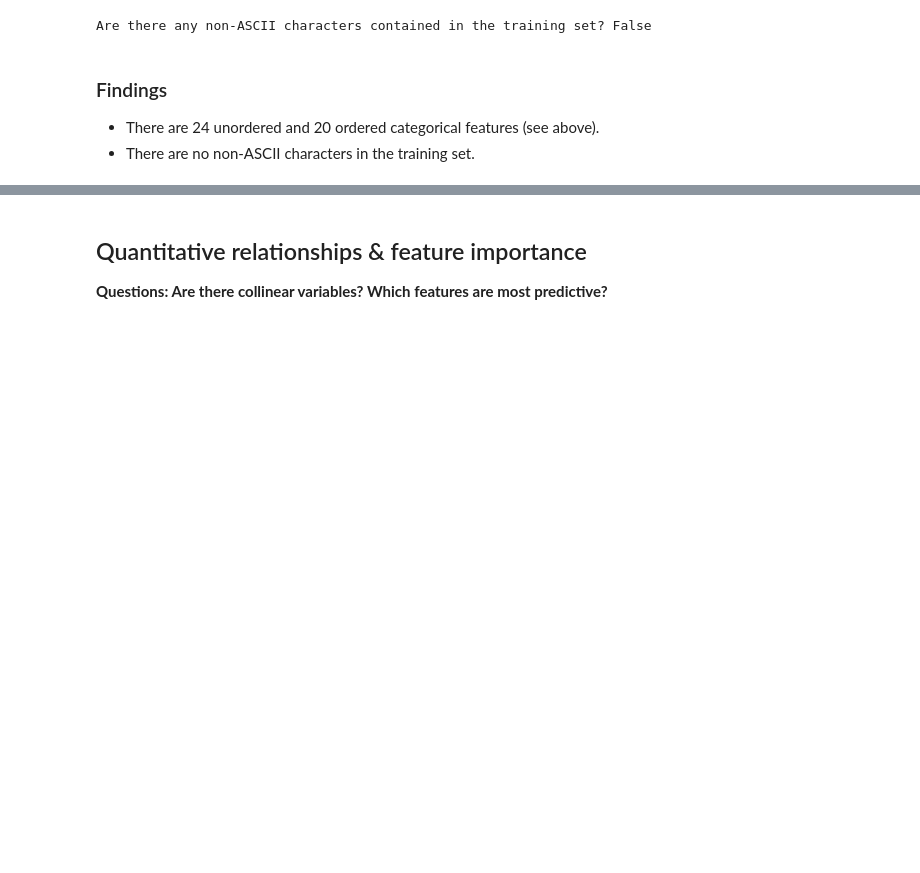
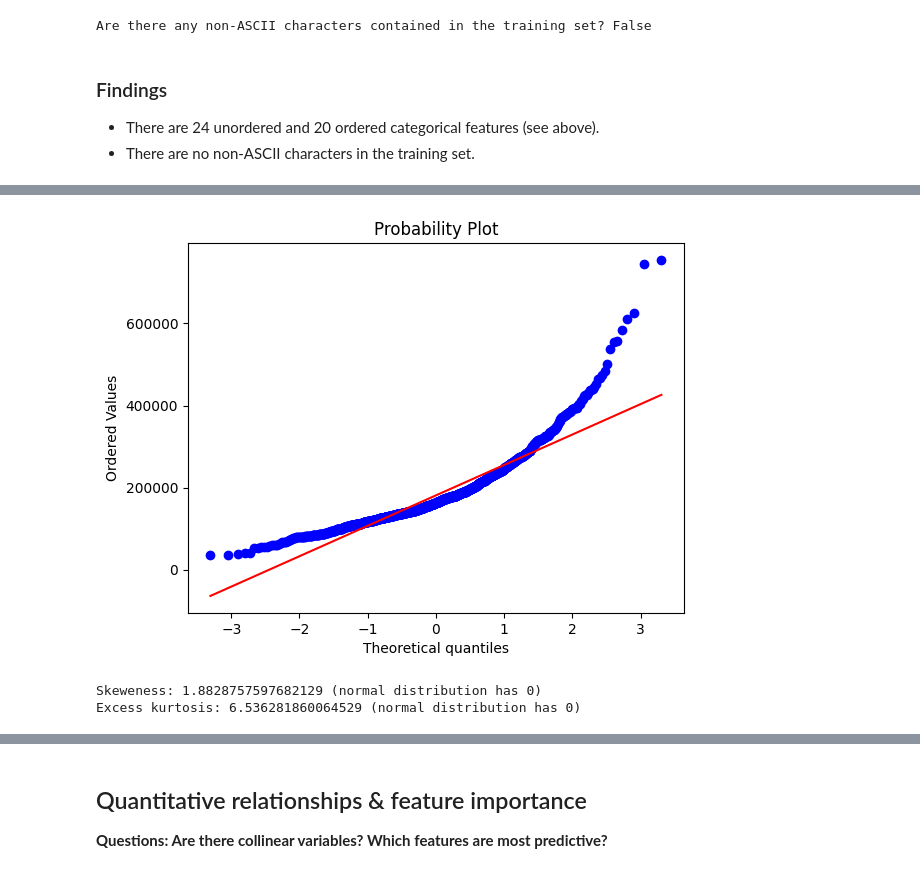
Before and after one commit to ronja-s/ames_housing_prices, a Jupyter notebook: jupyter_notebooks/03_exploratory_data_analysis.ipynb, the cells around one changed output, grey strips where cells are left out. Drawn from its saved outputs; the diff is of its cells as text; code cells hidden in the pictures; blank space fills up the shorter version.

```diff
--- a/jupyter_notebooks/03_exploratory_data_analysis.ipynb
+++ b/jupyter_notebooks/03_exploratory_data_analysis.ipynb
@@ -548,0 +619,16 @@ Are there any non-ASCII characters contained in the training set? False
+# %%
+# quantile/quantile plot:
+scipy.stats.probplot(y_train, plot=plt)
+plt.show()
+# %% [output]
+[figure, added]
+# %%
+skeweness = y_train.skew()
+excess_kurtosis = y_train.kurt()
+print(
+    f"Skeweness: {skeweness} (normal distribution has 0)\nExcess kurtosis:"
+    f" {excess_kurtosis} (normal distribution has 0)"
+)
+# %% [output]
+Skeweness: 1.8828757597682129 (normal distribution has 0)
+Excess kurtosis: 6.536281860064529 (normal distribution has 0)
```
Also changed, not shown: parts of 14 cells of this notebook.
